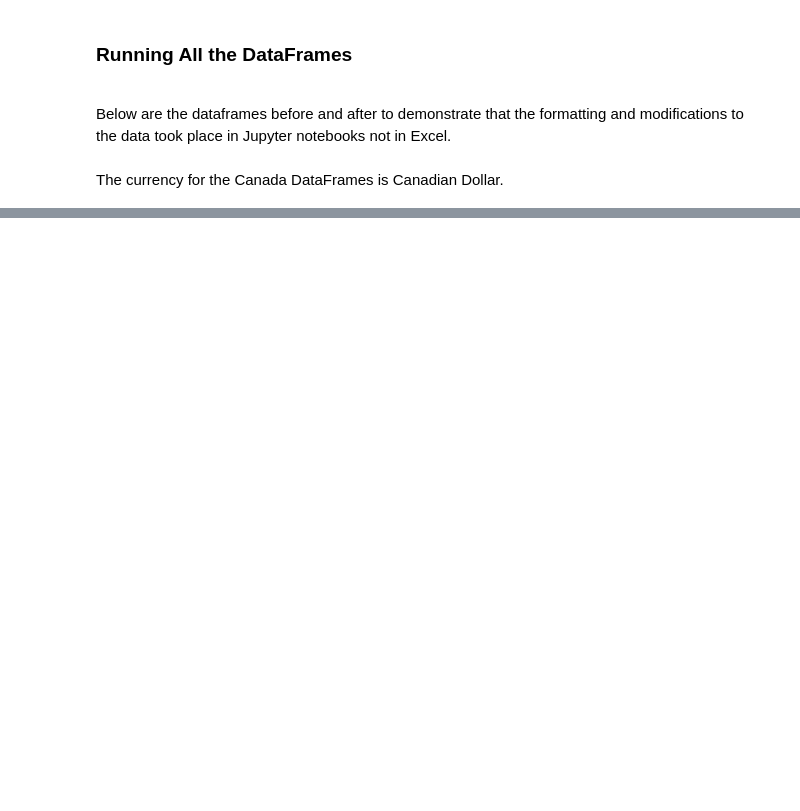
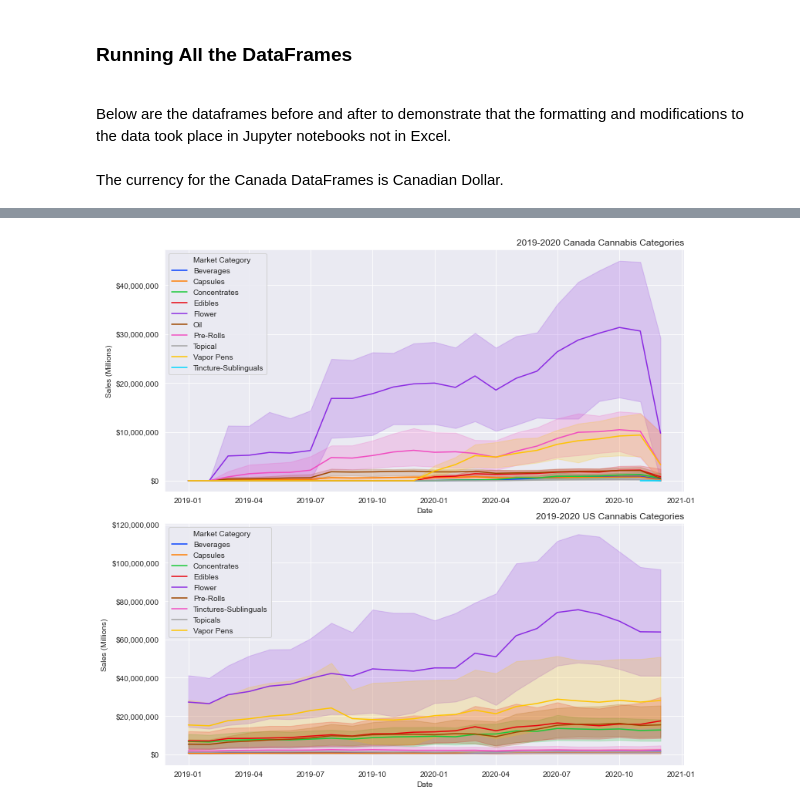
Before and after one commit to shadeetabasi/data-analysis-project-1, a Jupyter notebook: manny/Cannabis.ipynb, the cells around one changed output, grey strips where cells are left out. Cells and saved outputs as stored; diff of their text form; code cells hidden in the pictures; blank space fills up the shorter version.

```diff
--- a/manny/Cannabis.ipynb
+++ b/manny/Cannabis.ipynb
@@ -352,0 +402,29 @@ plt.show()
+# %%
+#Create a 2 by 1 subplot which allows the charts to display horizontally one on top of the other
+fig, (ax1, ax2) = plt.subplots(2,1, figsize = (10, 10))
+
+ax1.set_title("2019-2020 Canada Cannabis Categories", loc = "right")
+ax2.set_title("2019-2020 US Cannabis Categories", loc = "right")
+
+#Assign the Date columns from the market size datasets to their own variables
+x = rev_category["Date"]
+x1 = us_rev_category["Date"]
+
+#Format the yaxis so the ticks appeared in $,. currency
+fmt = '${x:,.0f}'
+tick = mtick.StrMethodFormatter(fmt)
+ax1.yaxis.set_major_formatter(tick)
+ax2.yaxis.set_major_formatter(tick)
+
+#Create the lineplot using seaborn.
+palette = sns.color_palette("bright", 10)
+size = sns.lineplot(data = rev_category, x=x, y = "Sales (Millions)",
+                              hue = "Market Category", palette = palette,
+                              style = "Market Category",dashes=False, ax=ax1)
+
+us_palette = sns.color_palette("bright", 9)
+us_size = sns.lineplot(data = us_rev_category, x=x1, y = "Sales (Millions)",
+                              hue = "Market Category", palette = us_palette,
+                              style = "Market Category", dashes=False, ax=ax2)
+# %% [output]
+[figure, added]
```
Also changed, not shown: parts of 20 cells of this notebook, 7 other files.
